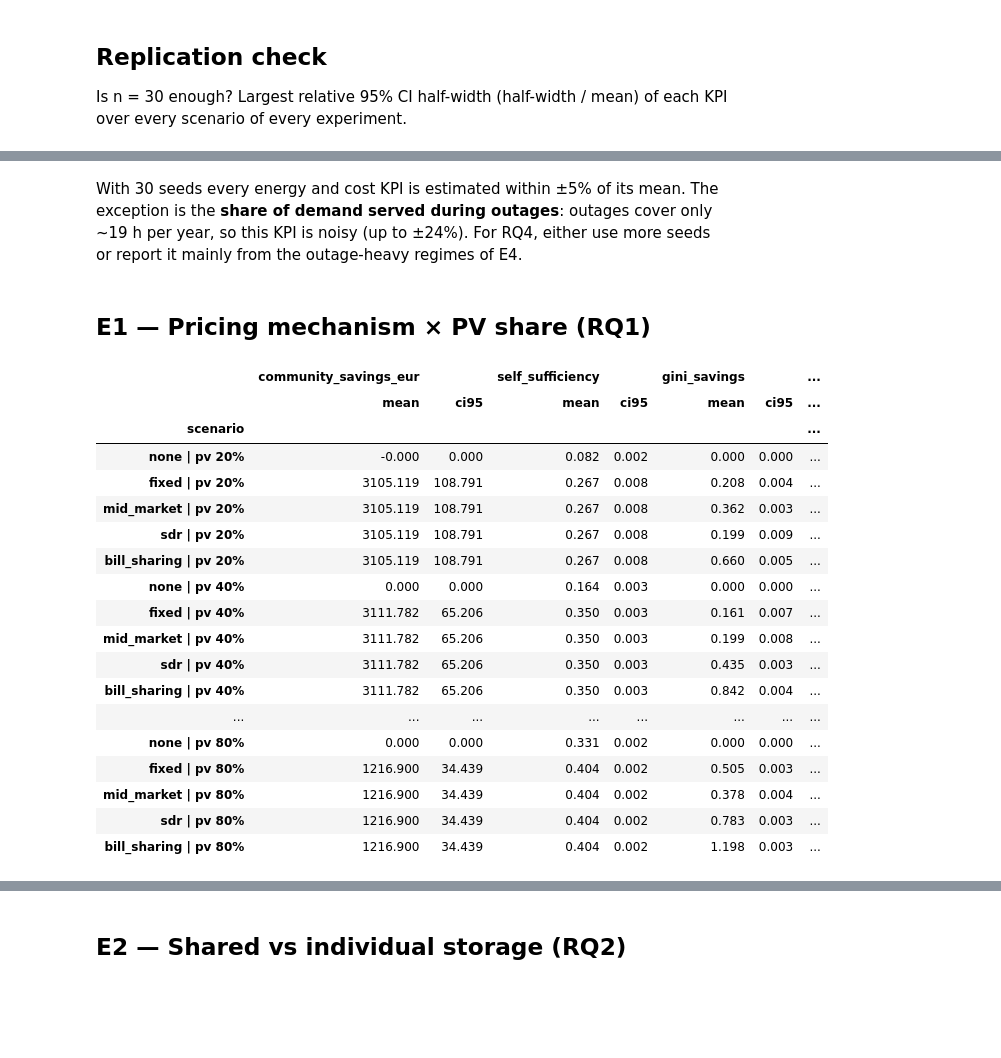
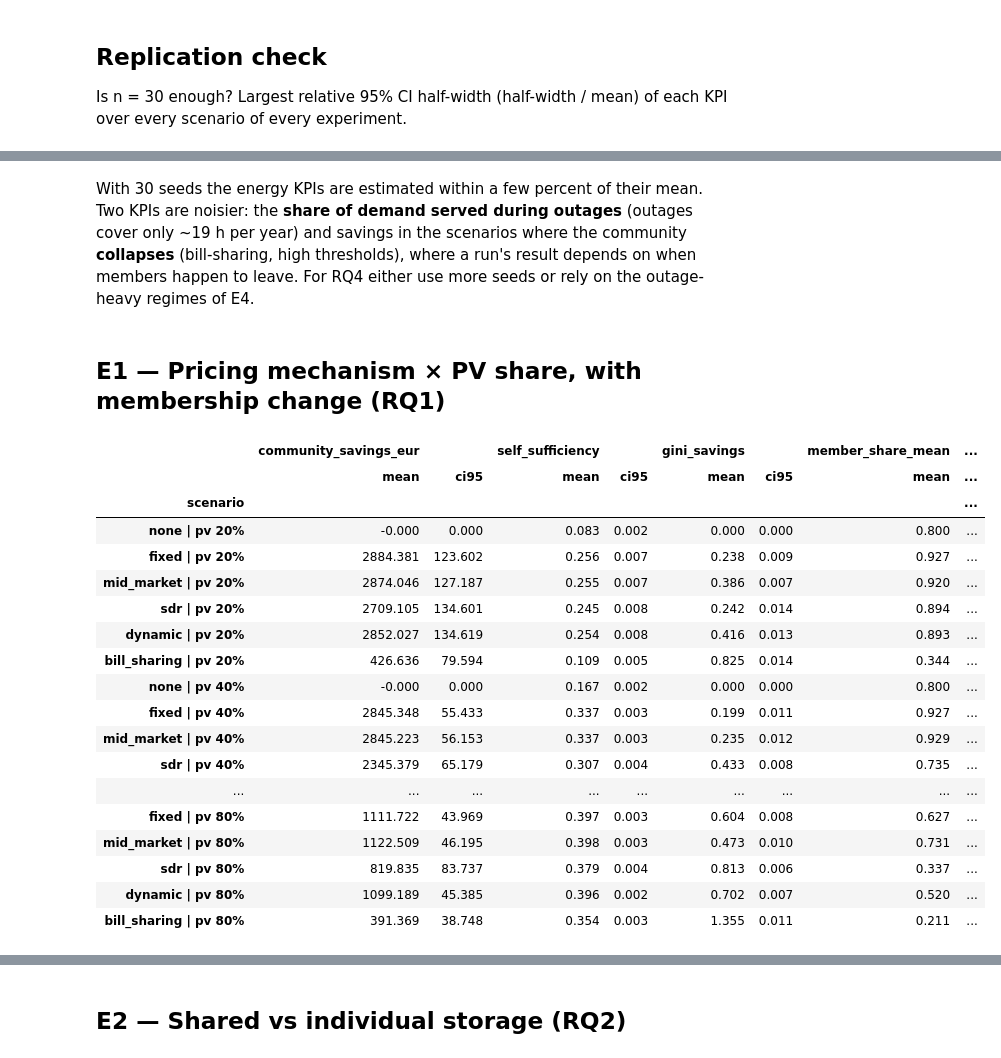
Before and after one commit to Cibs1/GridSimulation, a Jupyter notebook: notebooks/02_experiments.ipynb, the cells around one changed output, grey strips where cells are left out. Drawn from its saved outputs; the diff is of its cells as text; code cells hidden in the pictures; blank space fills up the shorter version.

```diff
--- a/notebooks/02_experiments.ipynb
+++ b/notebooks/02_experiments.ipynb
@@ -21,12 +31,13 @@ import pandas as pd
 
 sys.path.insert(0, "..")
 from experiments.stats import compare, paired, replication_check, summary
+from model.model import Community
 
 RESULTS = Path("../experiments/results")
 FIGS = Path("figures")
 FIGS.mkdir(exist_ok=True)
 pd.set_option("display.width", 200, "display.max_colwidth", 60)
 
-e1, e2, e3, e4, e5 = (pd.read_csv(RESULTS / f"{n}.csv") for n in
-                      ["e1_pricing", "e2_storage", "e3_demand_response", "e4_resilience", "e5_sensitivity"])
+e1, e1b, e2, e3, e4, e5 = (pd.read_csv(RESULTS / f"{n}.csv") for n in
+    ["e1_pricing", "e1b_membership_threshold", "e2_storage", "e3_demand_response", "e4_resilience", "e5_sensitivity"])
 # %%
@@ -69,35 +95,36 @@ replication_check(everything, ["community_savings_eur", "self_sufficiency", "sel
 # %% [markdown]
-With 30 seeds every energy and cost KPI is estimated within ±5% of its mean.
-The exception is the **share of demand served during outages**: outages cover
-only ~19 h per year, so this KPI is noisy (up to ±24%). For RQ4, either use
-more seeds or report it mainly from the outage-heavy regimes of E4.
+With 30 seeds the energy KPIs are estimated within a few percent of their mean.
+Two KPIs are noisier: the **share of demand served during outages** (outages
+cover only ~19 h per year) and savings in the scenarios where the community
+**collapses** (bill-sharing, high thresholds), where a run's result depends on
+when members happen to leave. For RQ4 either use more seeds or rely on the
+outage-heavy regimes of E4.
 # %% [markdown]
-## E1 — Pricing mechanism × PV share (RQ1)
+## E1 — Pricing mechanism × PV share, with membership change (RQ1)
 # %%
-mechs = ["fixed", "mid_market", "sdr", "bill_sharing"]
-mech_names = {"fixed": "fixed (0.10)", "mid_market": "mid-market", "sdr": "SDR", "bill_sharing": "bill-sharing"}
 shares = [0.2, 0.4, 0.6, 0.8]
-lab = lambda m, sh: f"{m} | pv {int(sh * 100)}%"
-s1 = summary(e1, ["community_savings_eur", "self_sufficiency", "gini_savings",
-                  "prosumer_savings_eur", "consumer_savings_eur"])
+pv_pct = [int(s * 100) for s in shares]
+lab = lambda m, pct: f"{m} | pv {pct}%"
+s1 = summary(e1, ["community_savings_eur", "self_sufficiency", "gini_savings", "member_share_mean",
+                  "prosumer_members_final", "prosumer_savings_eur", "consumer_savings_eur"])
 s1.round(3)
 # %% [output]
-|  | community_savings_eur |  | self_sufficiency |  | gini_savings |  | ... |
-|  | mean | ci95 | mean | ci95 | mean | ci95 | ... |
-| scenario |  |  |  |  |  |  | ... |
-| none | pv 20% | -0.000 | 0.000 | 0.082 | 0.002 | 0.000 | 0.000 | ... |
-| fixed | pv 20% | 3105.119 | 108.791 | 0.267 | 0.008 | 0.208 | 0.004 | ... |
-| mid_market | pv 20% | 3105.119 | 108.791 | 0.267 | 0.008 | 0.362 | 0.003 | ... |
-| sdr | pv 20% | 3105.119 | 108.791 | 0.267 | 0.008 | 0.199 | 0.009 | ... |
-| bill_sharing | pv 20% | 3105.119 | 108.791 | 0.267 | 0.008 | 0.660 | 0.005 | ... |
-| none | pv 40% | 0.000 | 0.000 | 0.164 | 0.003 | 0.000 | 0.000 | ... |
-| fixed | pv 40% | 3111.782 | 65.206 | 0.350 | 0.003 | 0.161 | 0.007 | ... |
-| mid_market | pv 40% | 3111.782 | 65.206 | 0.350 | 0.003 | 0.199 | 0.008 | ... |
-| sdr | pv 40% | 3111.782 | 65.206 | 0.350 | 0.003 | 0.435 | 0.003 | ... |
-| bill_sharing | pv 40% | 3111.782 | 65.206 | 0.350 | 0.003 | 0.842 | 0.004 | ... |
-| ... | ... | ... | ... | ... | ... | ... | ... |
-| none | pv 80% | 0.000 | 0.000 | 0.331 | 0.002 | 0.000 | 0.000 | ... |
-| fixed | pv 80% | 1216.900 | 34.439 | 0.404 | 0.002 | 0.505 | 0.003 | ... |
-| mid_market | pv 80% | 1216.900 | 34.439 | 0.404 | 0.002 | 0.378 | 0.004 | ... |
-| sdr | pv 80% | 1216.900 | 34.439 | 0.404 | 0.002 | 0.783 | 0.003 | ... |
-| bill_sharing | pv 80% | 1216.900 | 34.439 | 0.404 | 0.002 | 1.198 | 0.003 | ... |
+|  | community_savings_eur |  | self_sufficiency |  | gini_savings |  | member_share_mean | ... |
+|  | mean | ci95 | mean | ci95 | mean | ci95 | mean | ... |
+| scenario |  |  |  |  |  |  |  | ... |
+| none | pv 20% | -0.000 | 0.000 | 0.083 | 0.002 | 0.000 | 0.000 | 0.800 | ... |
+| fixed | pv 20% | 2884.381 | 123.602 | 0.256 | 0.007 | 0.238 | 0.009 | 0.927 | ... |
+| mid_market | pv 20% | 2874.046 | 127.187 | 0.255 | 0.007 | 0.386 | 0.007 | 0.920 | ... |
+| sdr | pv 20% | 2709.105 | 134.601 | 0.245 | 0.008 | 0.242 | 0.014 | 0.894 | ... |
+| dynamic | pv 20% | 2852.027 | 134.619 | 0.254 | 0.008 | 0.416 | 0.013 | 0.893 | ... |
+| bill_sharing | pv 20% | 426.636 | 79.594 | 0.109 | 0.005 | 0.825 | 0.014 | 0.344 | ... |
+| none | pv 40% | -0.000 | 0.000 | 0.167 | 0.002 | 0.000 | 0.000 | 0.800 | ... |
+| fixed | pv 40% | 2845.348 | 55.433 | 0.337 | 0.003 | 0.199 | 0.011 | 0.927 | ... |
+| mid_market | pv 40% | 2845.223 | 56.153 | 0.337 | 0.003 | 0.235 | 0.012 | 0.929 | ... |
+| sdr | pv 40% | 2345.379 | 65.179 | 0.307 | 0.004 | 0.433 | 0.008 | 0.735 | ... |
+| ... | ... | ... | ... | ... | ... | ... | ... | ... |
+| fixed | pv 80% | 1111.722 | 43.969 | 0.397 | 0.003 | 0.604 | 0.008 | 0.627 | ... |
+| mid_market | pv 80% | 1122.509 | 46.195 | 0.398 | 0.003 | 0.473 | 0.010 | 0.731 | ... |
+| sdr | pv 80% | 819.835 | 83.737 | 0.379 | 0.004 | 0.813 | 0.006 | 0.337 | ... |
+| dynamic | pv 80% | 1099.189 | 45.385 | 0.396 | 0.002 | 0.702 | 0.007 | 0.520 | ... |
+| bill_sharing | pv 80% | 391.369 | 38.748 | 0.354 | 0.003 | 1.355 | 0.011 | 0.211 | ... |
```
Also changed, not shown: parts of 32 cells of this notebook, 22 other files.
